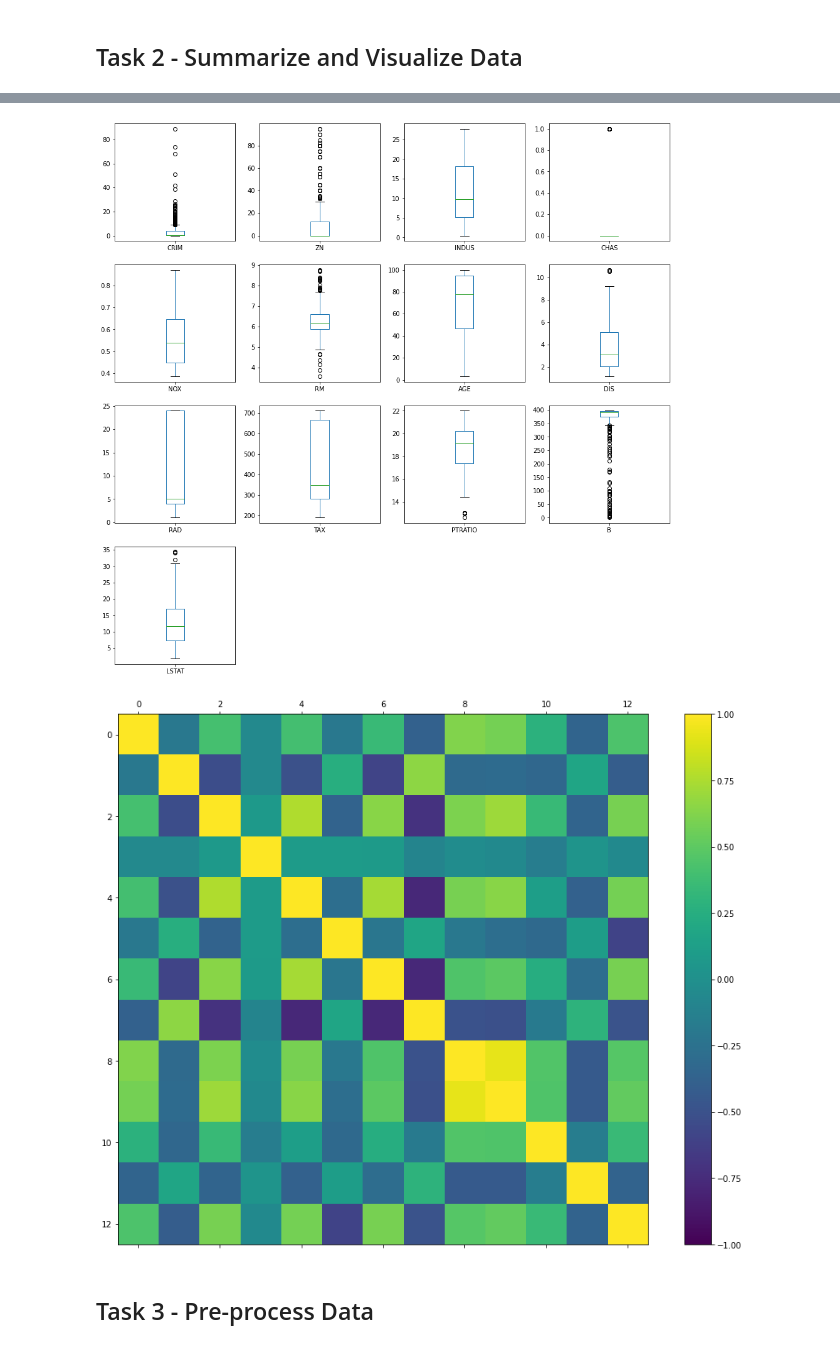
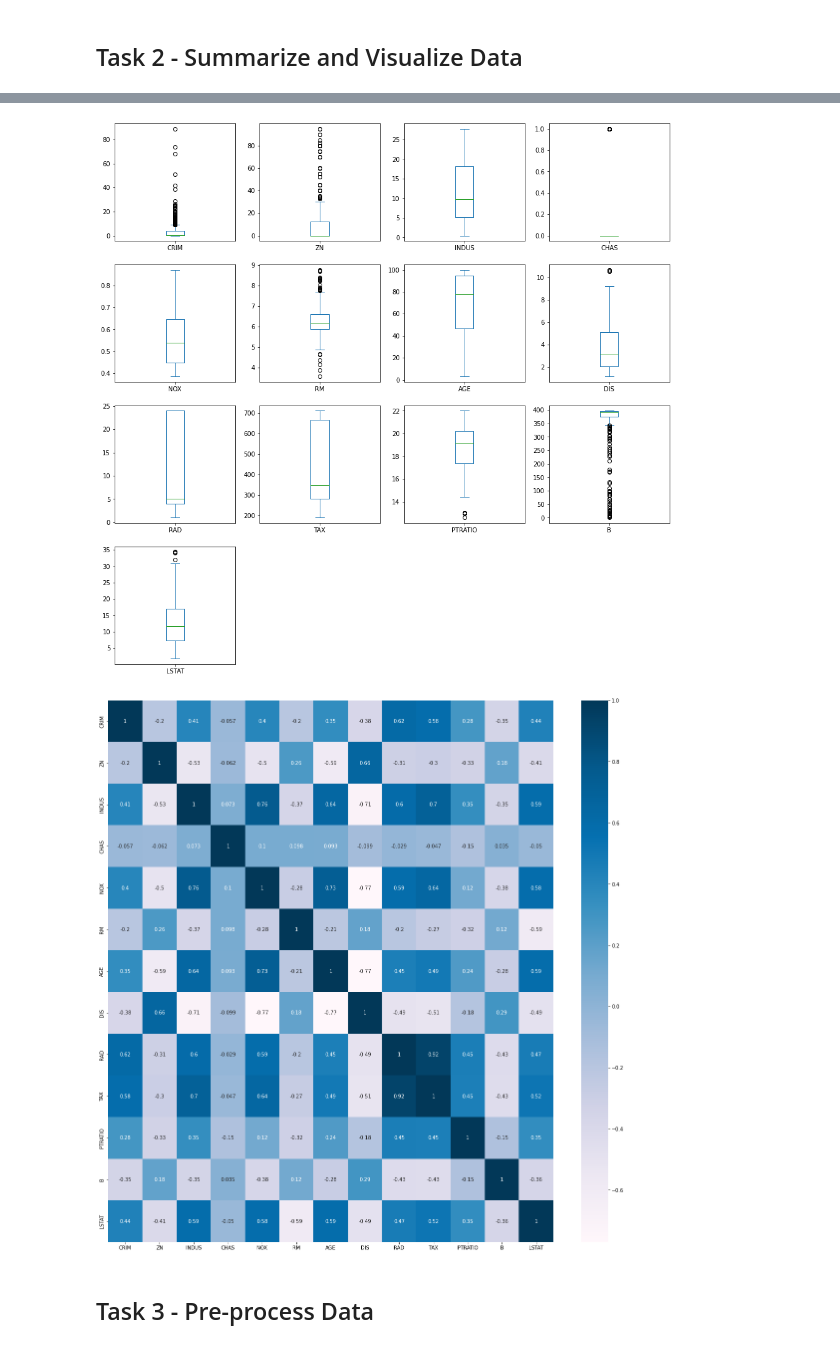
Before and after one commit to daines-analytics/deep-learning-projects, a Jupyter notebook: _py-project-templates/py_autokeras_regression_tabular_data_example.ipynb, the cells around one changed output, grey strips where cells are left out. Saved outputs shown, nothing was run; the diff lists cells and outputs as text; code cells hidden in the pictures.

Commit message:
Upload no.1 of Tabular Data Regression Template using AutoKeras Version 3

```diff
--- a/_py-project-templates/py_autokeras_regression_tabular_data_example.ipynb
+++ b/_py-project-templates/py_autokeras_regression_tabular_data_example.ipynb
@@ -332,0 +368,12 @@ Xy_original.shape: (506, 14) X_original.shape: (506, 13) y_original.shape: (506,
+# %%
+# Use variable total_column_count to hold the number of columns in the dataframe
+total_column_count = len(df_dataset_import.columns)
+
+# Set up variable total_feature_count for the total number of attribute columns
+total_feature_count = total_column_count-1
+
+# We create attribute-only and target-only datasets (df_features_train and df_target_train)
+df_target_import = df_dataset_import['target']
+df_features_import = df_dataset_import.drop(['target'], axis=1)
+
+print("df_dataset_import.shape: {} df_features_import.shape: {} df_target_import.shape: {}".format(df_dataset_import.shape, df_features_import.shape, df_target_import.shape))
@@ -333,6 +382,7 @@ Xy_original.shape: (506, 14) X_original.shape: (506, 13) y_original.shape: (506,
 # %%
-# Split the data further into training, validation, and test datasets
-X_train_df, X_test_df, y_train_df, y_test_df = train_test_split(X_original, y_original, test_size=test_set_size, random_state=seedNum)
-print("X_train_df.shape: {} y_train_df.shape: {}".format(X_train_df.shape, y_train_df.shape))
-print("X_test_df.shape: {} y_test_df.shape: {}".format(X_test_df.shape, y_test_df.shape))
+# Split the data further into training and test datasets
+df_features_train, df_features_test, df_target_train, df_target_test = train_test_split(df_features_import, df_target_import,
+                                                                                        test_size=TEST_SET_RATIO, random_state=RNG_SEED)
+print("df_features_train.shape: {} df_target_train.shape: {}".format(df_features_train.shape, df_target_train.shape))
+print("df_features_test.shape: {} df_target_test.shape: {}".format(df_features_test.shape, df_target_test.shape))
 # %% [output]
@@ -341 +393,14 @@ X_test_df.shape: (102, 13) y_test_df.shape: (102,)
+# %%
+# Set up the number of row and columns for visualization display. display_rows * display_columns should be >= total_feature_count
+display_columns = 4
+if total_feature_count % display_columns == 0 :
+    display_rows = total_feature_count // display_columns
+else :
+    display_rows = (total_feature_count // display_columns) + 1
+
+# Set figure width to display the data visualization plots
+fig_size = plt.rcParams["figure.figsize"]
+fig_size[0] = display_columns * 4
+fig_size[1] = display_rows * 4
+plt.rcParams["figure.figsize"] = fig_size
 # %%
@@ -366,17 +418,15 @@ plt.show()
 # %%
 # Box and Whisker plot for each attribute
-X_train_df.plot(kind='box', subplots=True, layout=(dispRow,dispCol))
+df_features_train.plot(kind='box', subplots=True, layout=(display_rows, display_columns))
 plt.show()
 # %% [output]
-[figure, old version]
+[figure, new version]
 # %%
 # Correlation matrix
-fig = plt.figure(figsize=(16,12))
-ax = fig.add_subplot(111)
-correlations = X_train_df.corr(method='pearson')
-cax = ax.matshow(correlations, vmin=-1, vmax=1)
-fig.colorbar(cax)
+fig = plt.figure(figsize=(20, 20))
+correlations = df_features_train.corr(method='pearson')
+sns.heatmap(correlations, annot=True, cmap=plt.cm.PuBu)
 plt.show()
 # %% [output]
-[figure, old version]
+[figure, new version]
 # %%
```
Also changed, not shown: parts of 62 cells of this notebook, 1 other file.
